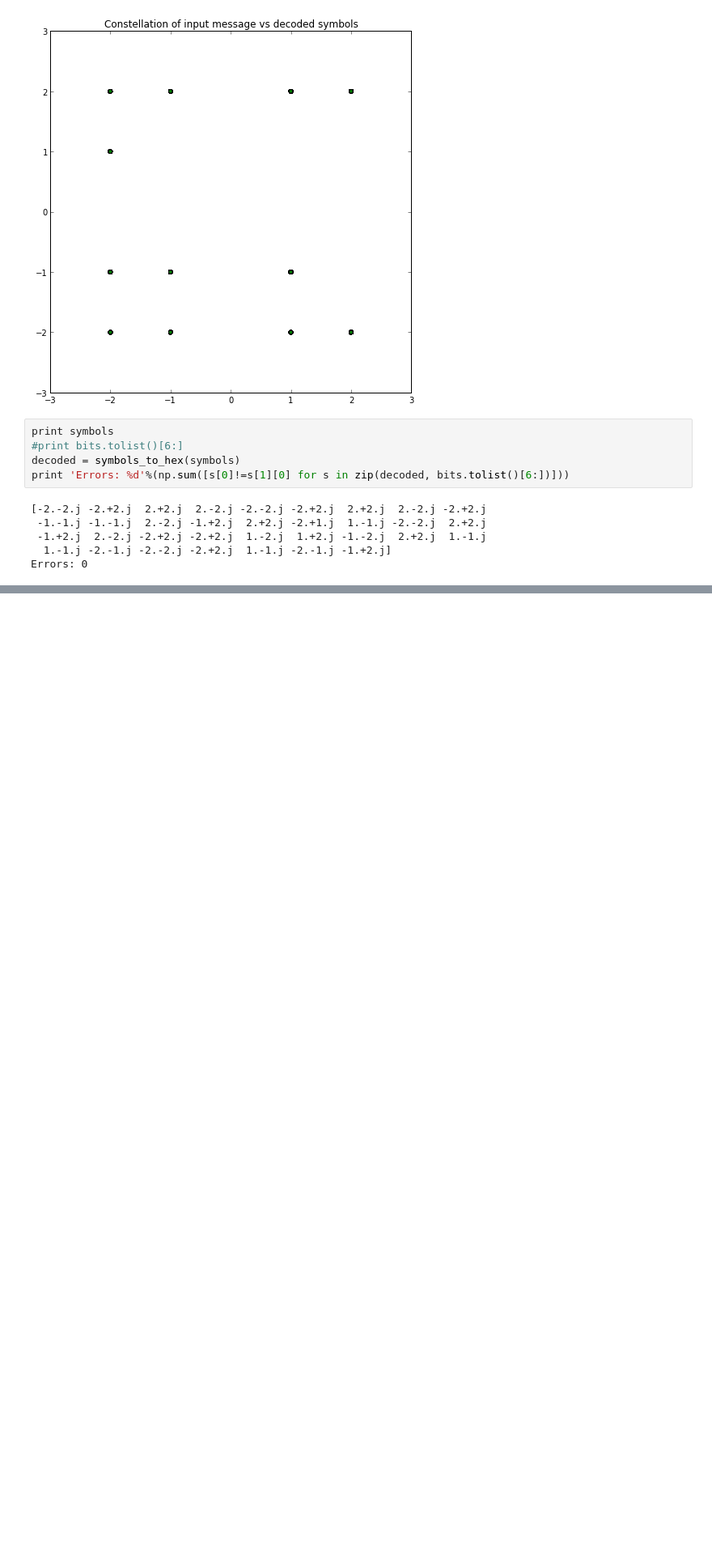
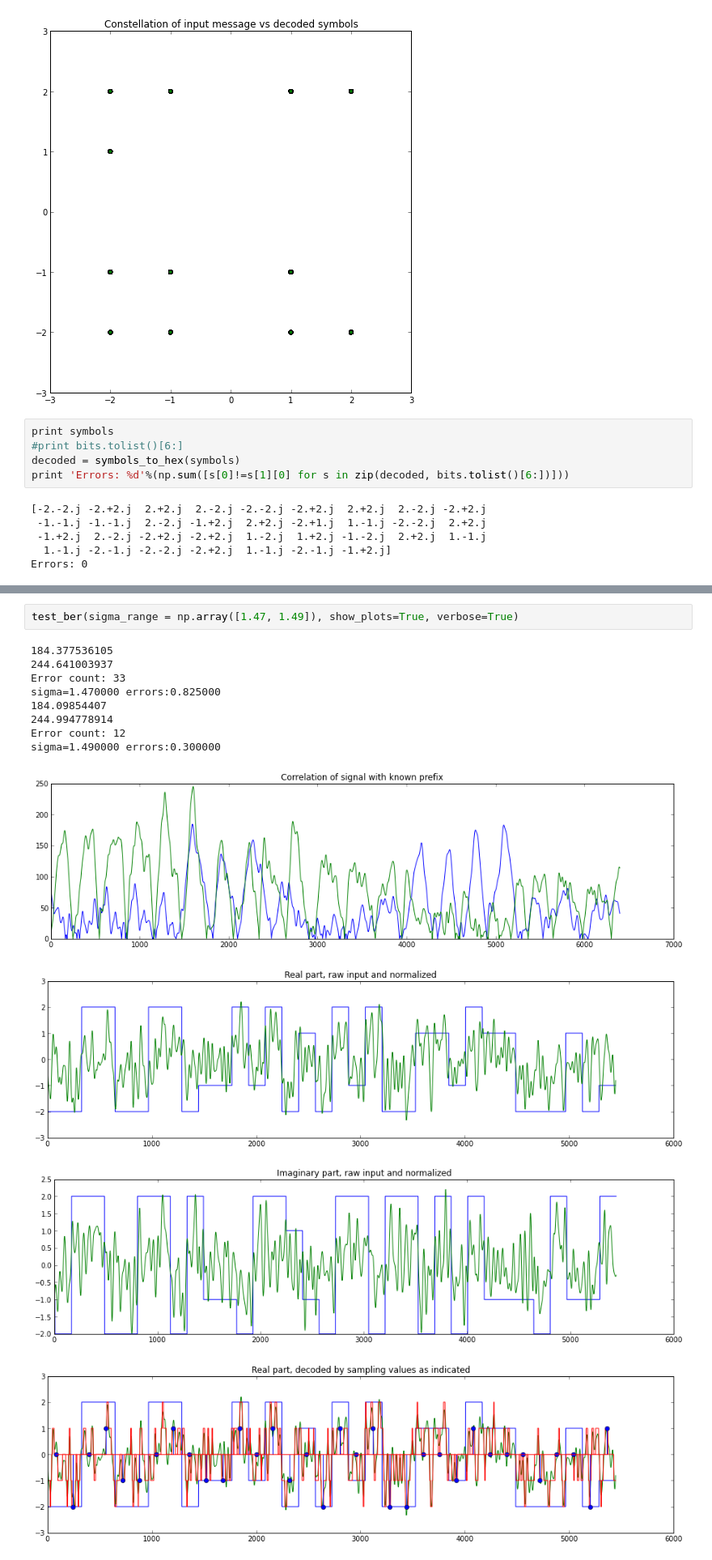
Before and after one commit to ganlubbq/ham_qam, a Jupyter notebook: Demo.ipynb, the cells around one changed output, grey strips where cells are left out. Shown at 81% size. Saved outputs shown, nothing was run; the diff lists cells and outputs as text; blank space fills up the shorter version.

```diff
--- a/Demo.ipynb
+++ b/Demo.ipynb
@@ -115,0 +61,15 @@ Generating 40 random bits
+# %%
+test_ber(sigma_range = np.array([1.47, 1.49]), show_plots=True, verbose=True)
+# %% [output]
+184.377536105
+244.641003937
+Error count: 33
+sigma=1.470000 errors:0.825000
+184.09854407
+244.994778914
+Error count: 12
+sigma=1.490000 errors:0.300000
+[figure, added]
+[figure, added]
+[figure, added]
+[figure, added]
```
Also changed, not shown: parts of 8 cells of this notebook, 3 other files.
